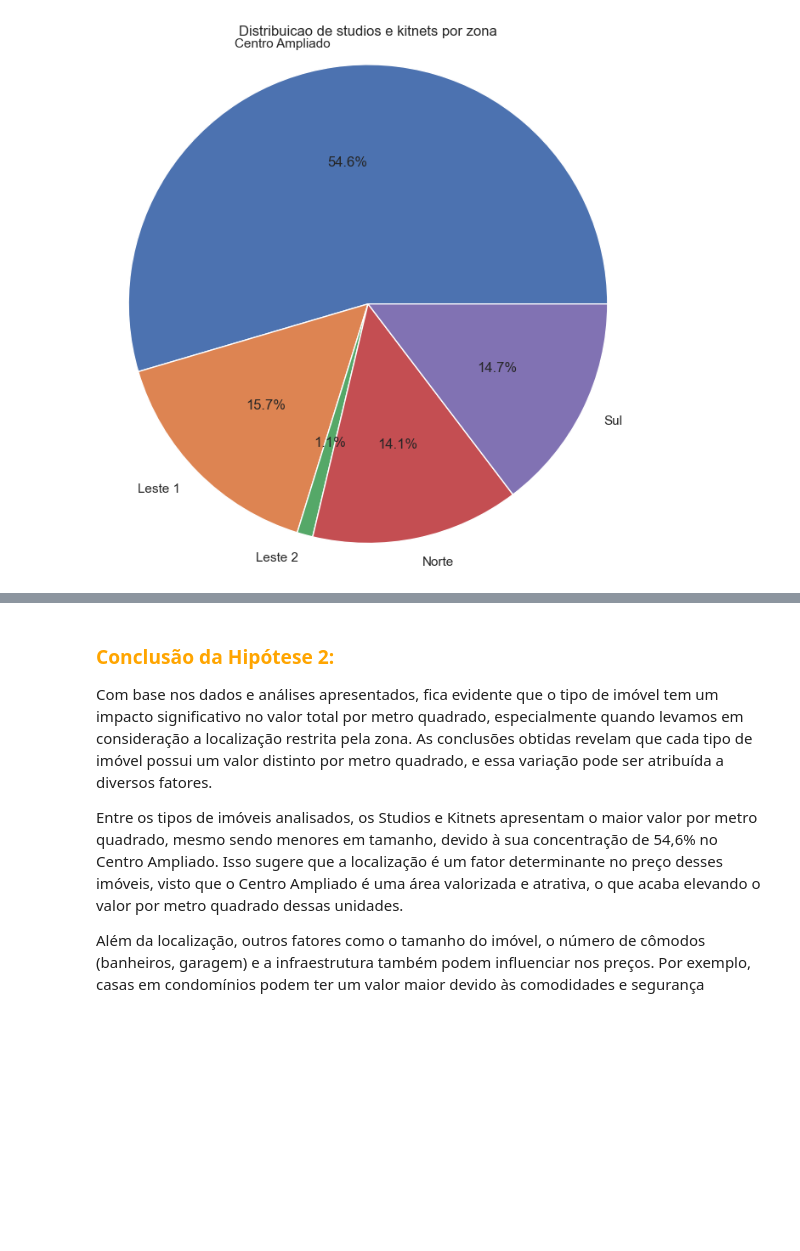
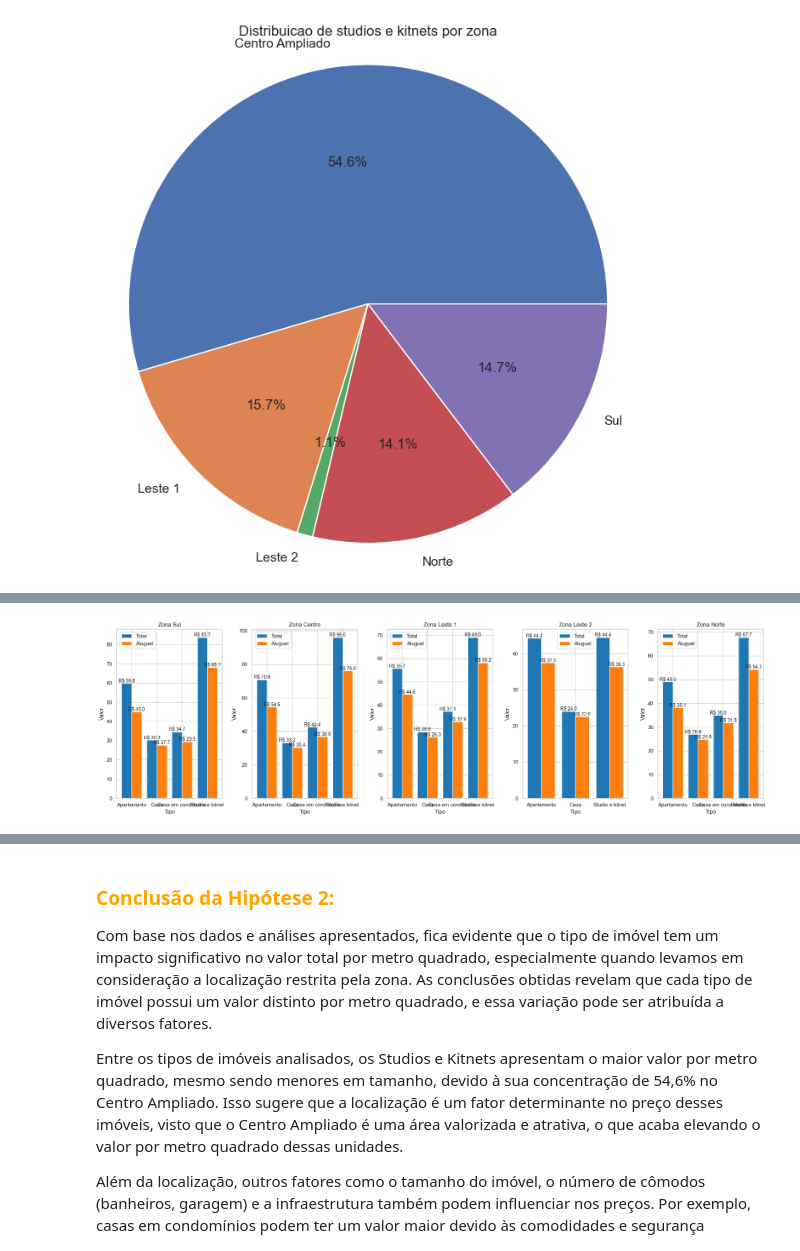
Before and after one commit to kimju03/aluguel-de-casa-em-SP, a Jupyter notebook: analise.ipynb, the cells around one changed output, grey strips where cells are left out. Cells and saved outputs as stored; diff of their text form; code cells hidden in the pictures; blank space fills up the shorter version.

```diff
--- a/analise.ipynb
+++ b/analise.ipynb
@@ -693,0 +814,51 @@ plt.show()
+# %%
+# Lista de DataFrames
+dataframes = [data_hipotese2_sul, data_hipotese2_centro, data_hipotese2_leste1, data_hipotese2_leste2, data_hipotese2_norte]
+
+# Configuração do subplot
+fig, axs = plt.subplots(nrows=1, ncols=5, figsize=(20, 6))
+
+# Cores para as barras
+cores_total = ['#1f77b4'] * 5  # Azul para 'total'
+cores_aluguel = ['#ff7f0e'] * 5  # Laranja para 'aluguel'
+
+# Nomes das zonas
+zonas = ['Sul', 'Centro', 'Leste 1', 'Leste 2', 'Norte']
+
+# Loop para criar cada subplot com gráfico de barras
+for i, df in enumerate(dataframes):
+    x = range(len(df))  # Coordenadas x para os dados 'total' e 'aluguel'
+
+    # Plota as barras de 'total'
+    axs[i].bar(x, df['total'], width=0.4, color=cores_total[i], label='Total')
+
+    # Adicionando os números acima das barras 'total'
+    for index, value in enumerate(df['total']):
+        axs[i].text(index, value, f'R$ {value:.1f}', ha='center', va='bottom', fontsize=10)
+
+    # Plota as barras de 'aluguel'
+    axs[i].bar([pos + 0.4 for pos in x], df['aluguel'], width=0.4, color=cores_aluguel[i], label='Aluguel')
+
+    # Adicionando os números acima das barras 'aluguel'
+    for index, value in enumerate(df['aluguel']):
+        axs[i].text(index + 0.4, value, f'R$ {value:.1f}', ha='center', va='bottom', fontsize=10)
+
+    # Adicionando rótulos e título com o nome da zona
+    axs[i].set_xlabel('Tipo')
+    axs[i].set_ylabel('Valor')
+    axs[i].set_title(f'Zona {zonas[i]}')
+
+    # Definindo os rótulos no eixo x
+    axs[i].set_xticks([pos + 0.2 for pos in x])
+    axs[i].set_xticklabels(df.index)
+
+    # Adicionando uma legenda
+    axs[i].legend()
+
+# Ajustando o layout dos subplots
+plt.tight_layout()
+
+# Exibindo o gráfico
+plt.show()
+# %% [output]
+[figure, added]
```
Also changed, not shown: parts of 18 cells of this notebook, 1 other file.
